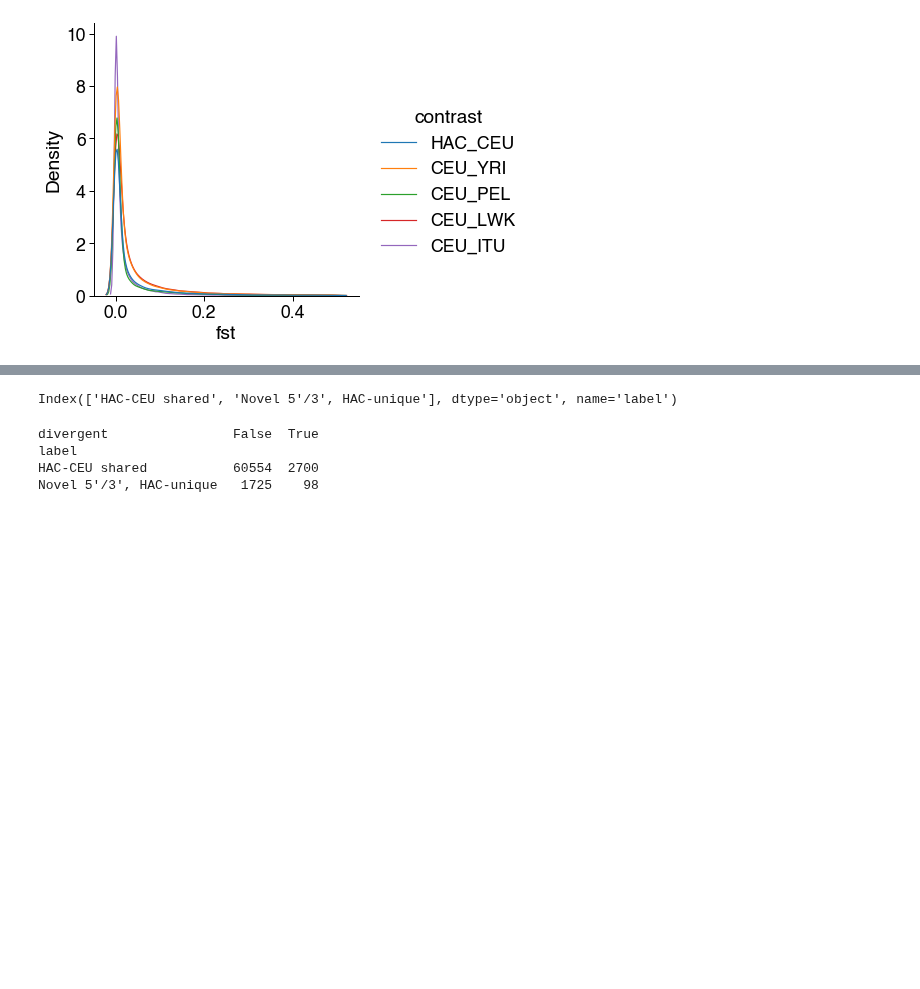
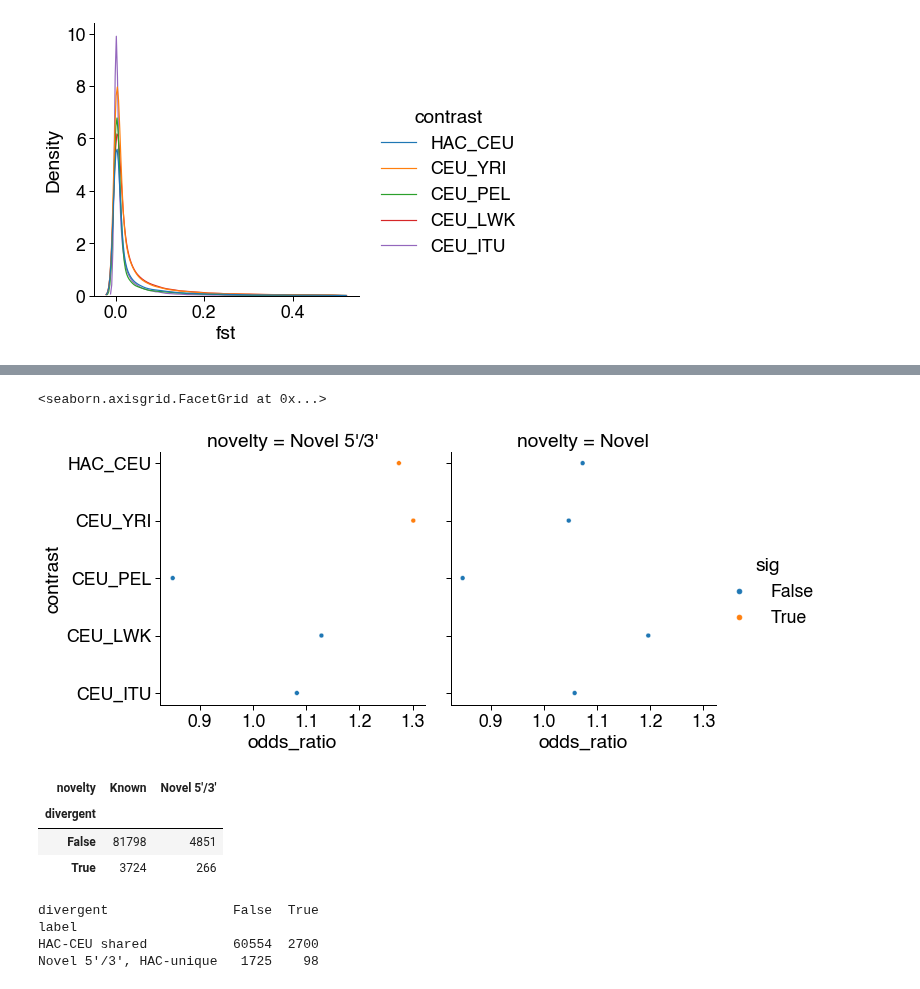
Before and after one commit to fairliereese/240903_pt, a Jupyter notebook: analysis/pop_div_novel_exon_fsts.ipynb, the cells around one changed output, grey strips where cells are left out. Cells and saved outputs as stored; diff of their text form; code cells hidden in the pictures; blank space fills up the shorter version.

```diff
--- a/analysis/pop_div_novel_exon_fsts.ipynb
+++ b/analysis/pop_div_novel_exon_fsts.ipynb
@@ -160,0 +224,12 @@ Novel 5'/3', HAC-unique   1725    98
+# %%
+stat_df['sig'] = stat_df.pval<=0.05
+# %%
+sns.relplot(stat_df,
+                y='contrast',
+                x='odds_ratio',
+                hue='sig',
+                col='novelty',
+                sizes=(100, 100))
+# %% [output]
+<seaborn.axisgrid.FacetGrid at 0x...>
+[figure, added]
@@ -161,7 +252,15 @@ Novel 5'/3', HAC-unique   1725    98
 # %%
-temp.index
+temp = temp[['eid', 'novelty', 'divergent']].groupby(['novelty', 'divergent']).count().reset_index().rename({'eid':'n_var_exon_pairs'},axis=1)
+temp
+temp = temp.pivot(index='divergent',
+                  values = 'n_var_exon_pairs',
+                  columns = 'novelty')
+temp
 # %% [output]
-Index(['HAC-CEU shared', 'Novel 5'/3', HAC-unique'], dtype='object', name='label')
+| novelty | Known | Novel 5'/3' |
+| divergent |  |  |
+| False | 81798 | 4851 |
+| True | 3724 | 266 |
 # %%
 # temp.loc[temp[['Start_b', 'End_b']].duplicated(keep=False)].sort_values(by=['Start_b', 'End_b']) # there are dupe. var. pos.
 # %%
```
Also changed, not shown: parts of 6 cells of this notebook.
